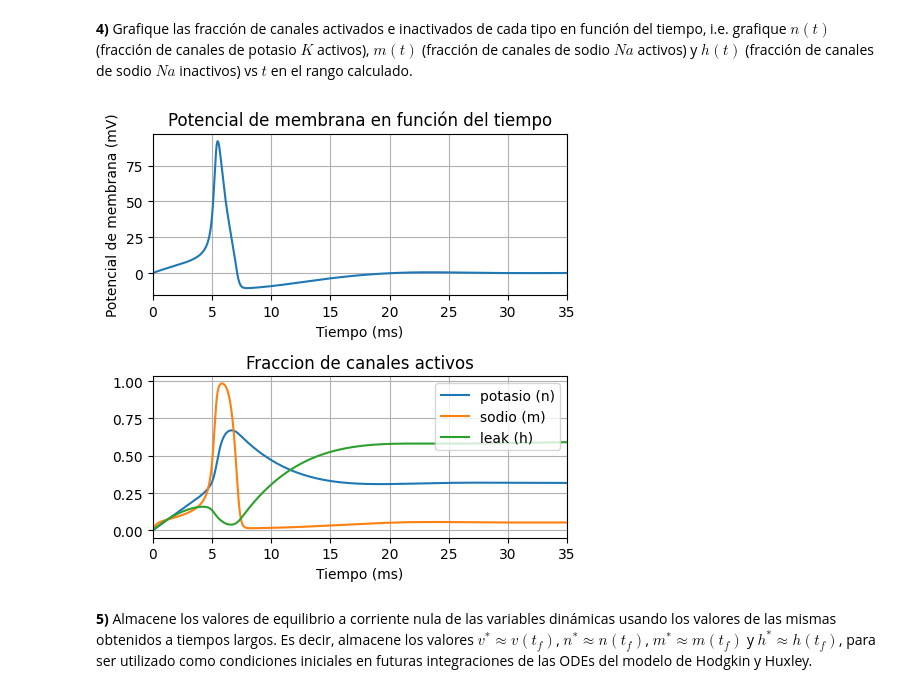
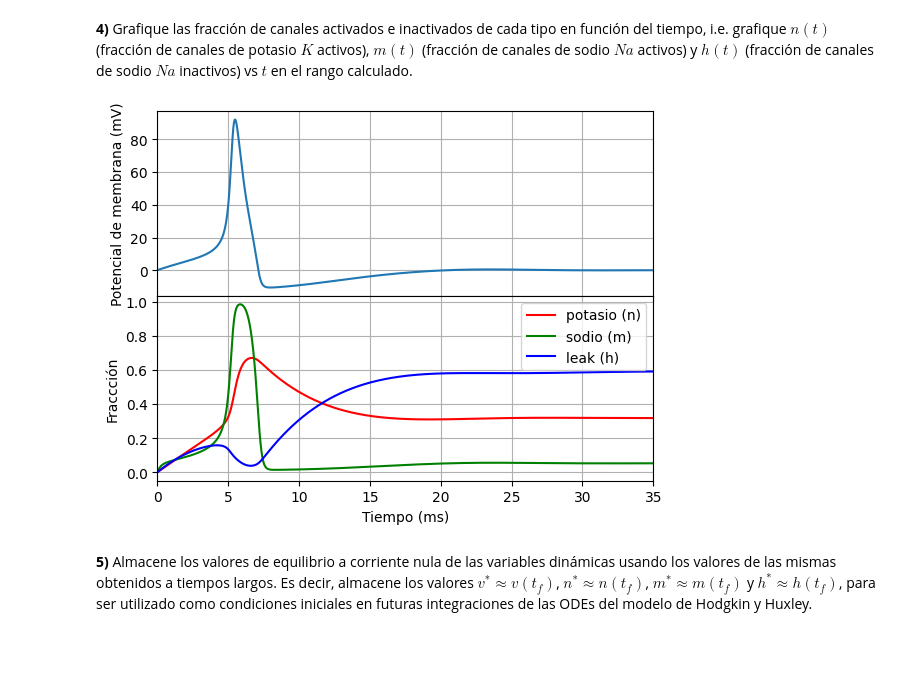
Before and after one commit to AdolfoBanchio/Modelo-Hodgkin-y-Huxley, a Jupyter notebook: redes_neuronales_2024_guia_8.ipynb, the cells around one changed output. Saved outputs shown, nothing was run; the diff lists cells and outputs as text; code cells hidden in the pictures; blank space fills up the shorter version.

```diff
--- a/redes_neuronales_2024_guia_8.ipynb
+++ b/redes_neuronales_2024_guia_8.ipynb
@@ -473,10 +473,10 @@ h = 0.01
 k = int((tf-t0)/h)
 # %%
 t,w = integrador_ode(rk4,int_HyH,x0,t0,tf,k,p)
-v_rk = w[3,:]
-n_rk = w[0,:]
-m_rk = w[1,:]
-h_rk = w[2,:]
+v_1 = w[3,:]
+n_1 = w[0,:]
+m_1 = w[1,:]
+h_1 = w[2,:]
 # %% [markdown]
 **2)** Grafique el potencial de membrana en función del tiempo, i.e. grafique $v(t)$ vs $t$ en el rango calculado.
 # %%
@@ -514,29 +514,28 @@ plt.show()
 # %% [markdown]
 **4)** Grafique las fracción de canales activados e inactivados de cada tipo en función del tiempo, i.e. grafique $n(t)$ (fracción de canales de potasio $K$ activos), $m(t)$ (fracción de canales de sodio $Na$ activos) y $h(t)$ (fracción de canales de sodio $Na$ inactivos) vs $t$ en el rango calculado.
 # %%
-# 3.4) graficar n, m, h en función del tiempo
-fig, ax = plt.subplots(2,1,figsize=(5,5), layout='tight')
+fig = plt.figure()
+gs = fig.add_gridspec(2, hspace=0)
+axs = gs.subplots(sharex=True)
+axs[0].plot(t,v_1)
+axs[0].set_ylabel('Potencial de membrana (mV)')
+axs[0].set_xlim(0,35)
+axs[0].grid()
 
-ax[0].plot(t,v_rk)
-ax[0].set_xlabel('Tiempo (ms)')
-ax[0].set_ylabel('Potencial de membrana (mV)')
-ax[0].set_title('Potencial de membrana en función del tiempo')
-ax[0].set_xlim(0,35)
-ax[0].grid()
+axs[1].plot(t,n_1,label='potasio (n)', color='r')
+axs[1].plot(t,m_1,label='sodio (m)', color='g')
+axs[1].plot(t,h_1,label='leak (h)', color='b')
+axs[1].set_xlabel('Tiempo (ms)')
+axs[1].set_xlim(0,35)
+axs[1].legend(loc='upper right')
+axs[1].set_ylabel('Fraccción')
+axs[1].grid()
 
-
-ax[1].plot(t,n_rk,label='potasio (n)')
-ax[1].plot(t,m_rk,label='sodio (m)')
-ax[1].plot(t,h_rk,label='leak (h)')
-ax[1].set_xlabel('Tiempo (ms)')
-ax[1].set_title('Fraccion de canales activos')
-ax[1].set_xlim(0,35)
-ax[1].legend(loc='upper right')
-ax[1].grid()
-
-plt.show()
+# Hide x labels and tick labels for all but bottom plot.
+for ax in axs:
+    ax.label_outer()
 # %% [output]
-[figure, old version]
+[figure, new version]
 # %% [markdown]
 **5)** Almacene los valores de equilibrio a corriente nula de las variables dinámicas usando los valores de las mismas obtenidos a tiempos largos. Es decir, almacene los valores $v^* \approx v(t_f)$, $n^* \approx n(t_f)$, $m^* \approx m(t_f)$ y $h^* \approx h(t_f)$, para ser utilizado como condiciones iniciales en futuras integraciones de las ODEs del modelo de Hodgkin y Huxley.
 # %%
```
Also changed, not shown: parts of 9 cells of this notebook, 9 other files.
